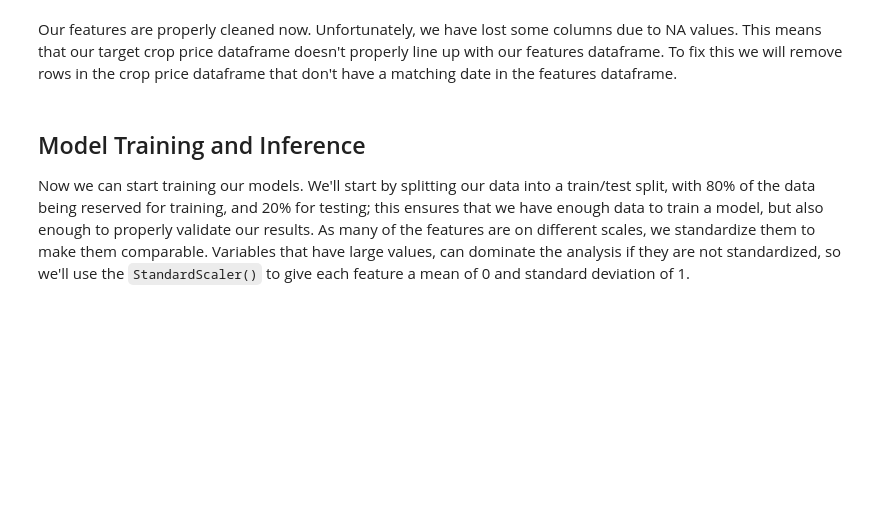
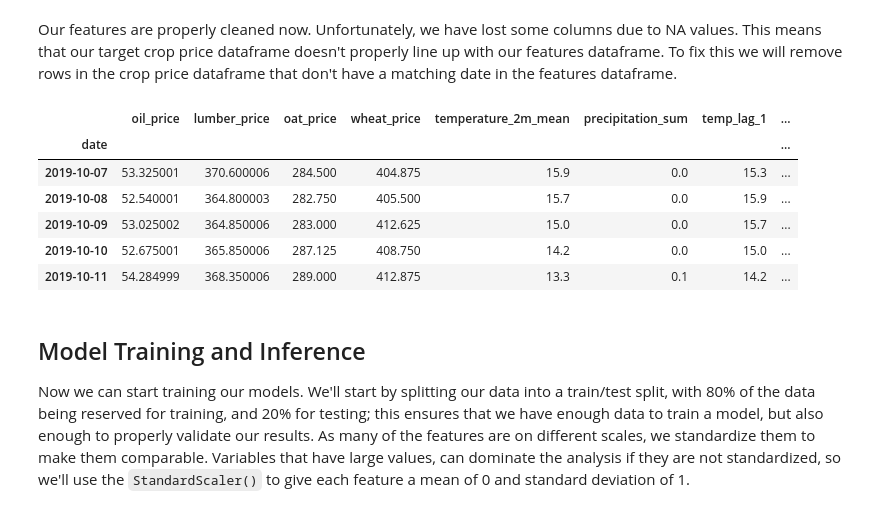
Before and after one commit to PrayusShrestha/crop-price-prediction, a Jupyter notebook: src/final_project.ipynb, the cells around one changed output. Cells and saved outputs as stored; diff of their text form; code cells hidden in the pictures; blank space fills up the shorter version.

```diff
--- a/src/final_project.ipynb
+++ b/src/final_project.ipynb
@@ -166,6 +191,16 @@ X.head(3)
 Our features are properly cleaned now. Unfortunately, we have lost some columns due to NA values. This means that our target crop price dataframe doesn't properly line up with our features dataframe. To fix this we will remove rows in the crop price dataframe that don't have a matching date in the features dataframe.
 # %%
 y = X.join(corn_df, how="inner")["corn_price"]
+# %%
+X.head()
+# %% [output]
+|  | oil_price | lumber_price | oat_price | wheat_price | temperature_2m_mean | precipitation_sum | temp_lag_1 | ... |
+| date |  |  |  |  |  |  |  | ... |
+| 2019-10-07 | 53.325001 | 370.600006 | 284.500 | 404.875 | 15.9 | 0.0 | 15.3 | ... |
+| 2019-10-08 | 52.540001 | 364.800003 | 282.750 | 405.500 | 15.7 | 0.0 | 15.9 | ... |
+| 2019-10-09 | 53.025002 | 364.850006 | 283.000 | 412.625 | 15.0 | 0.0 | 15.7 | ... |
+| 2019-10-10 | 52.675001 | 365.850006 | 287.125 | 408.750 | 14.2 | 0.0 | 15.0 | ... |
+| 2019-10-11 | 54.284999 | 368.350006 | 289.000 | 412.875 | 13.3 | 0.1 | 14.2 | ... |
 # %% [markdown]
 ## Model Training and Inference
 Now we can start training our models. We'll start by splitting our data into a train/test split, with 80% of the data being reserved for training, and 20% for testing; this ensures that we have enough data to train a model, but also enough to properly validate our results. As many of the features are on different scales, we standardize them to make them comparable. Variables that have large values, can dominate the analysis if they are not standardized, so we'll use the `StandardScaler()` to give each feature a mean of 0 and standard deviation of 1.
```
Also changed, not shown: parts of 40 cells of this notebook.
